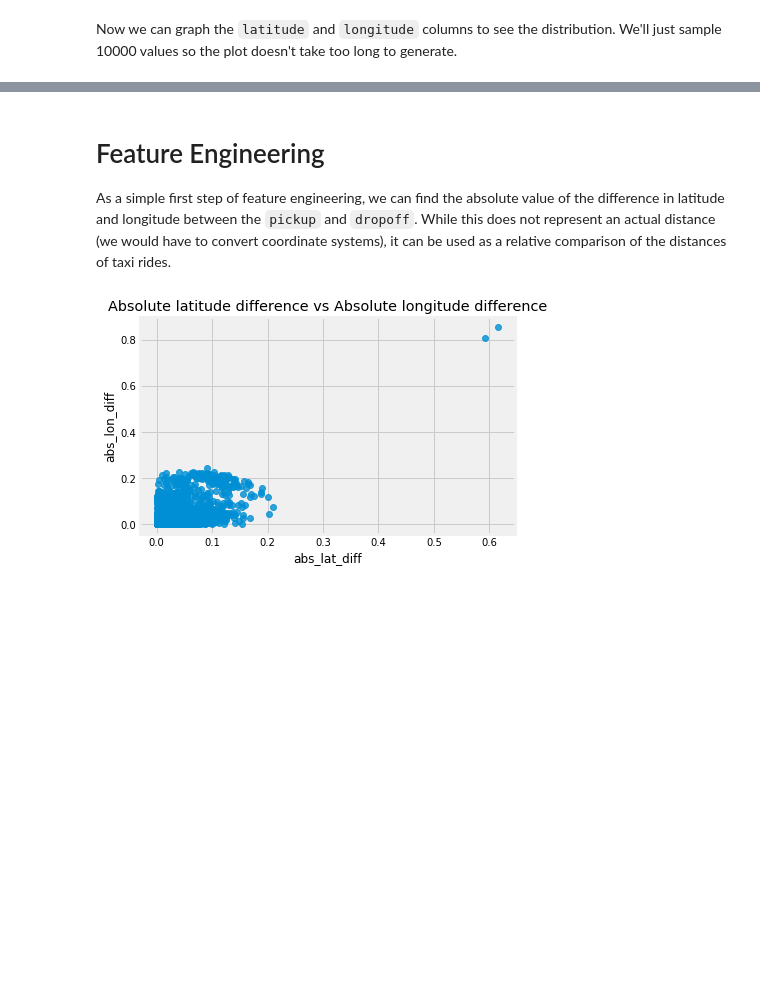
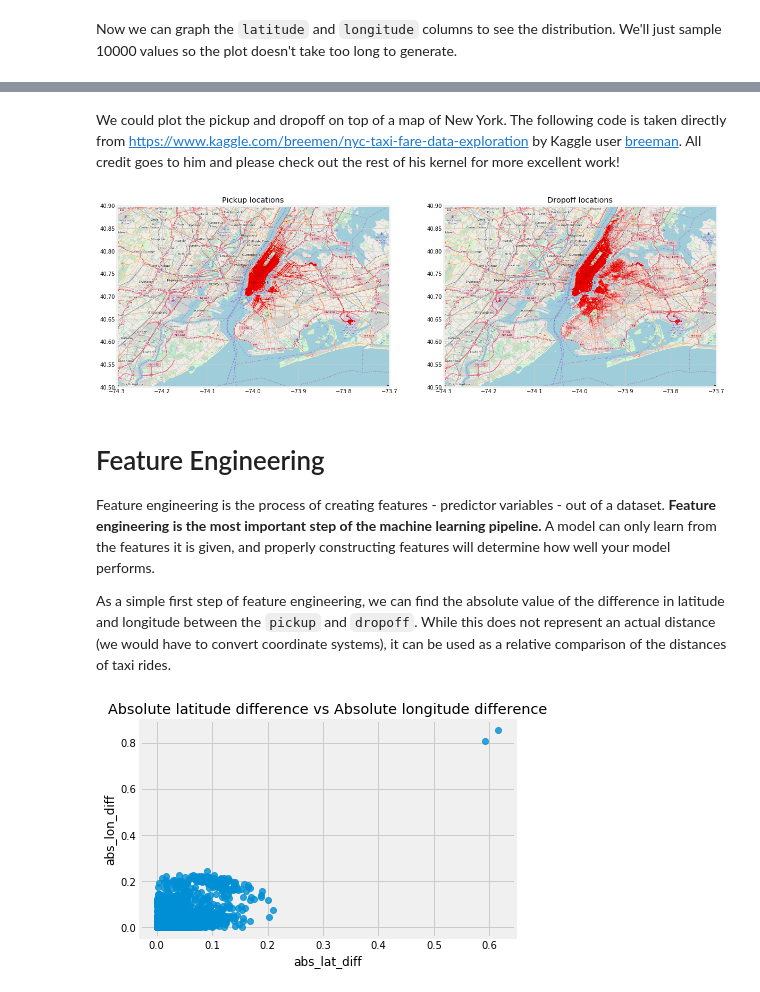
Before and after one commit to WillKoehrsen/taxi-fare, a Jupyter notebook: Start Simple.ipynb, the cells around one changed output, grey strips where cells are left out. Drawn from its saved outputs; the diff is of its cells as text; code cells hidden in the pictures; blank space fills up the shorter version.

```diff
--- a/Start Simple.ipynb
+++ b/Start Simple.ipynb
@@ -149,6 +159,38 @@ axes[1].set_ylim((-75, -73));
+# %% [markdown]
+We could plot the pickup and dropoff on top of a map of New York. The following code is taken directly from https://www.kaggle.com/breemen/nyc-taxi-fare-data-exploration by Kaggle user [breeman](https://www.kaggle.com/breemen). All credit goes to him and please check out the rest of his kernel for more excellent work!
+# %%
+# load image of NYC map
+BB = (-74.5, -72.8, 40.5, 41.8)
+nyc_map = plt.imread('https://aiblog.nl/download/nyc_-74.5_-72.8_40.5_41.8.png')
+
+# load extra image to zoom in on NYC
+BB_zoom = (-74.3, -73.7, 40.5, 40.9)
+nyc_map_zoom = plt.imread('https://aiblog.nl/download/nyc_-74.3_-73.7_40.5_40.9.png')
+
+# this function will be used more often to plot data on the NYC map
+def plot_on_map(df, BB, nyc_map, s=10, alpha=0.2):
+    fig, axs = plt.subplots(1, 2, figsize=(18, 16))
+    axs[0].scatter(df.pickup_longitude, df.pickup_latitude, zorder=1, alpha=alpha, c='r', s=s)
+    axs[0].set_xlim((BB[0], BB[1]))
+    axs[0].set_ylim((BB[2], BB[3]))
+    axs[0].set_title('Pickup locations')
+    axs[0].imshow(nyc_map, zorder=0, extent=BB)
+
+    axs[1].scatter(df.dropoff_longitude, df.dropoff_latitude, zorder=1, alpha=alpha, c='r', s=s)
+    axs[1].set_xlim((BB[0], BB[1]))
+    axs[1].set_ylim((BB[2], BB[3]))
+    axs[1].set_title('Dropoff locations')
+    axs[1].imshow(nyc_map, zorder=0, extent=BB)
+
+# plot training data on map zoomed in
+plot_on_map(data, BB_zoom, nyc_map_zoom, s=0.05, alpha=0.05)
+# %% [output]
+[figure, added]
 # %% [markdown]
 # Feature Engineering
 
+Feature engineering is the process of creating features - predictor variables - out of a dataset. __Feature engineering is the most important step of the machine learning pipeline.__ A model can only learn from the features it is given, and properly constructing features will determine how well your model performs.
+
 As a simple first step of feature engineering, we can find the absolute value of the difference in latitude and longitude between the `pickup` and `dropoff`. While this does not represent an actual distance (we would have to convert coordinate systems), it can be used as a relative comparison of the distances of taxi rides.
 # %%
 # Absolute difference in latitude and longitude
```
Also changed, not shown: parts of 94 cells of this notebook, 1 other file.
